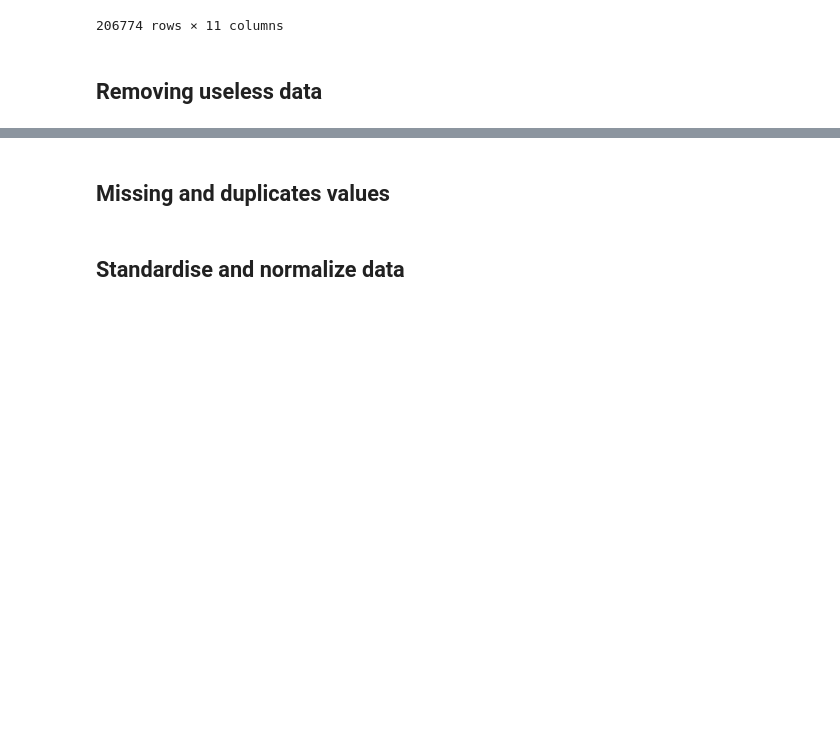
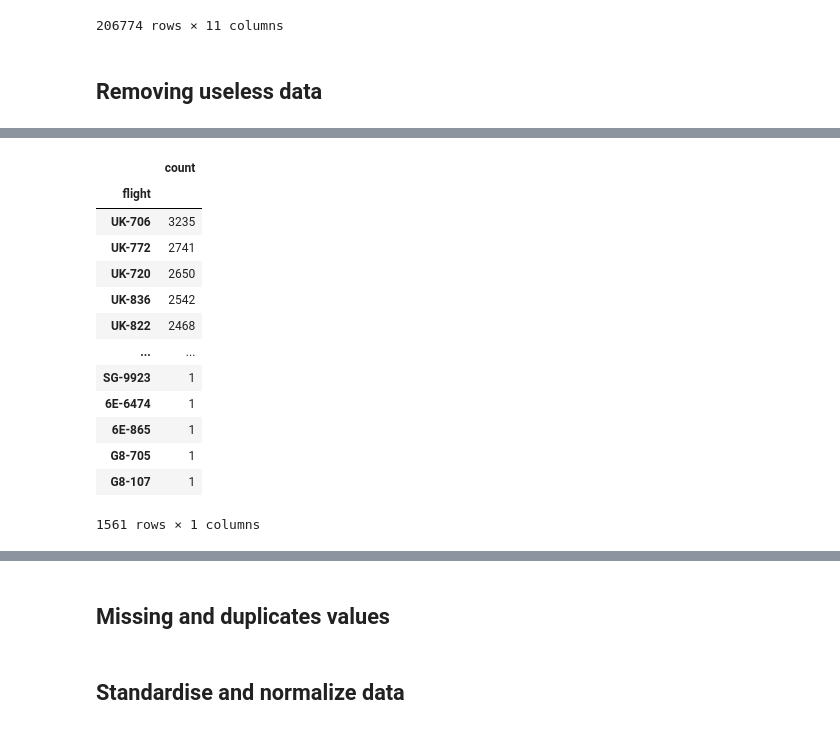
Before and after one commit to Pyame/Flight-Price-Prediction, a Jupyter notebook: main.ipynb, the cells around one changed output, grey strips where cells are left out. Saved outputs shown, nothing was run; the diff lists cells and outputs as text; code cells hidden in the pictures; blank space fills up the shorter version.

```diff
--- a/main.ipynb
+++ b/main.ipynb
@@ -73,0 +103,18 @@ df_economy
+# %%
+# Liczność poszczególnych kodów lotu
+df_clean['flight'].value_counts().to_frame()
+# %% [output]
+|  | count |
+| flight |  |
+| UK-706 | 3235 |
+| UK-772 | 2741 |
+| UK-720 | 2650 |
+| UK-836 | 2542 |
+| UK-822 | 2468 |
+| ... | ... |
+| SG-9923 | 1 |
+| 6E-6474 | 1 |
+| 6E-865 | 1 |
+| G8-705 | 1 |
+| G8-107 | 1 |
+1561 rows × 1 columns
```
Also changed, not shown: parts of 12 cells of this notebook.
